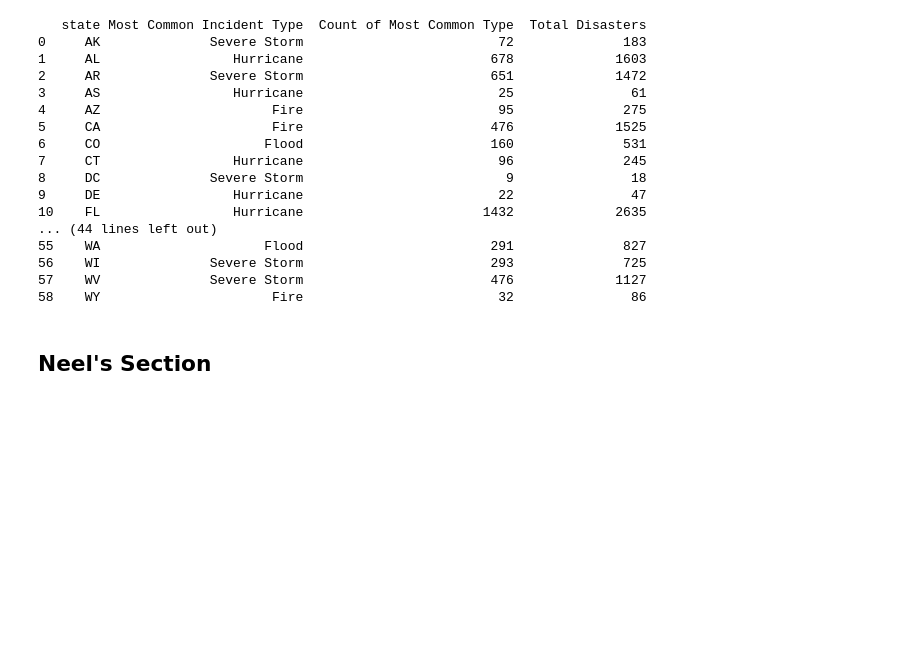
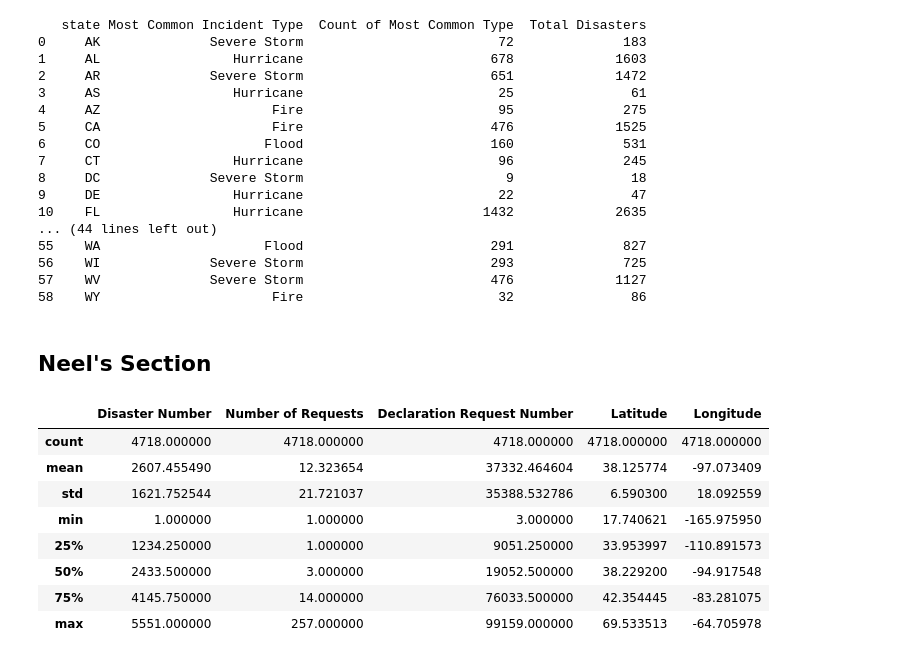
Before and after one commit to Neelka96/HavocMapper, a Jupyter notebook: havoc_analysis.ipynb, the cells around one changed output. Cells and saved outputs as stored; diff of their text form; code cells hidden in the pictures; blank space fills up the shorter version.

Commit message:
Add descriptive statistics output for disasters dataset in havoc_analysis notebook

```diff
--- a/havoc_analysis.ipynb
+++ b/havoc_analysis.ipynb
@@ -1078,6 +1078,18 @@ print(state_summary)
 ## Neel's Section
 # %%
 disasters_neel = disasters_summary.copy()
+# %%
+disasters_neel.describe()
+# %% [output]
+|  | Disaster Number | Number of Requests | Declaration Request Number | Latitude | Longitude |
+| count | 4718.000000 | 4718.000000 | 4718.000000 | 4718.000000 | 4718.000000 |
+| mean | 2607.455490 | 12.323654 | 37332.464604 | 38.125774 | -97.073409 |
+| std | 1621.752544 | 21.721037 | 35388.532786 | 6.590300 | 18.092559 |
+| min | 1.000000 | 1.000000 | 3.000000 | 17.740621 | -165.975950 |
+| 25% | 1234.250000 | 1.000000 | 9051.250000 | 33.953997 | -110.891573 |
+| 50% | 2433.500000 | 3.000000 | 19052.500000 | 38.229200 | -94.917548 |
+| 75% | 4145.750000 | 14.000000 | 76033.500000 | 42.354445 | -83.281075 |
+| max | 5551.000000 | 257.000000 | 99159.000000 | 69.533513 | -64.705978 |
 # %%
 def create_map(df, xLimit, yLimit, set_title):
     map = df.hvplot.points(
```
